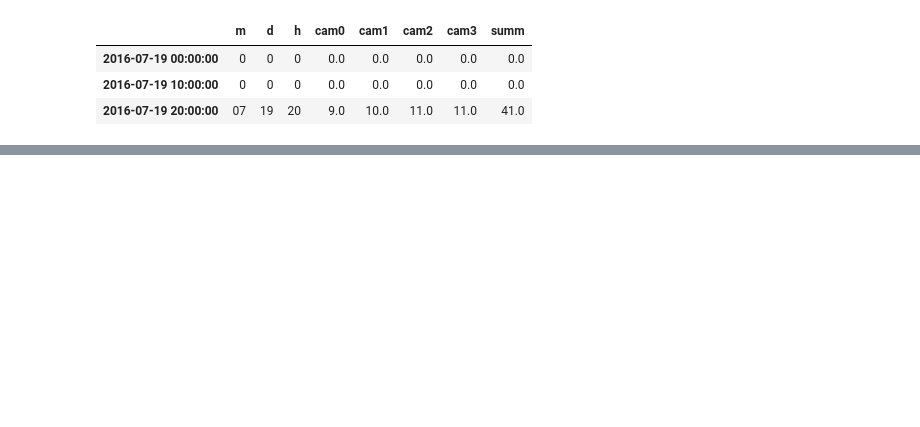
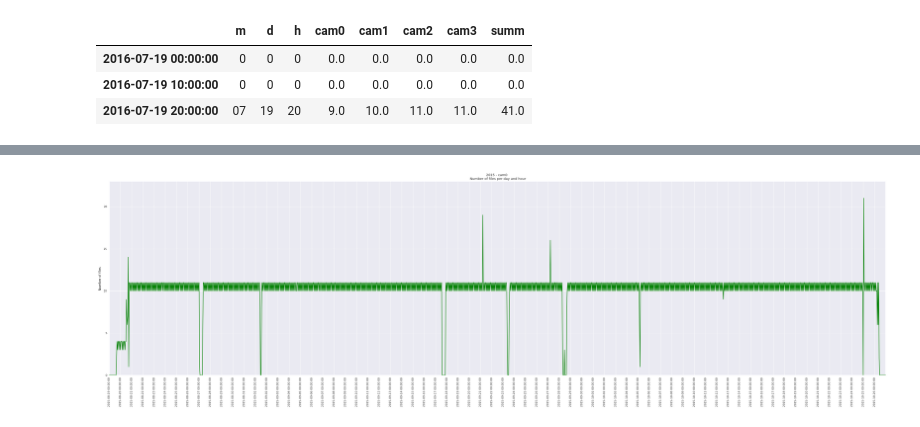
Before and after one commit to aschle/bees-sna, a Jupyter notebook: bib/2016_NumberOfFiles.ipynb, the cells around one changed output, grey strips where cells are left out. Saved outputs shown, nothing was run; the diff lists cells and outputs as text; code cells hidden in the pictures; blank space fills up the shorter version.

```diff
--- a/bib/2016_NumberOfFiles.ipynb
+++ b/bib/2016_NumberOfFiles.ipynb
@@ -115,0 +118,4 @@ plotDF(df_all,'summ')
+# %%
+path2 = "/mnt/data2015/"
+# %%
+df2 = RepoToDF(path2, '2015')
@@ -115,0 +131,8 @@ plotDF(df_all,'summ')
+# %%
+b, e = '2015-08-19', '2015-10-27'
+# %%
+df_all2 = NumberOfFilesPerHourDF(b,e, df2, 2015)
+# %%
+plotDF(df_all2, 'cam0', 2015, 0, 23)
+# %% [output]
+[figure, added]
```
Also changed, not shown: parts of 21 cells of this notebook.
